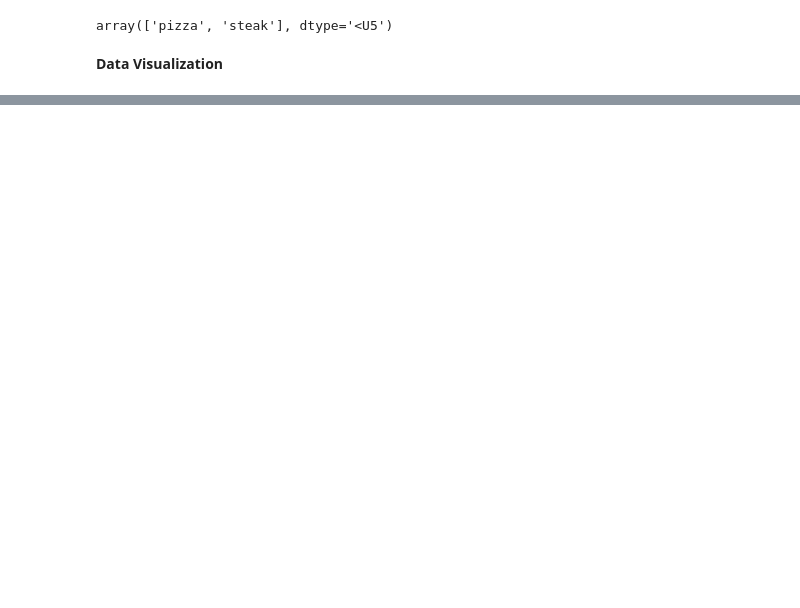
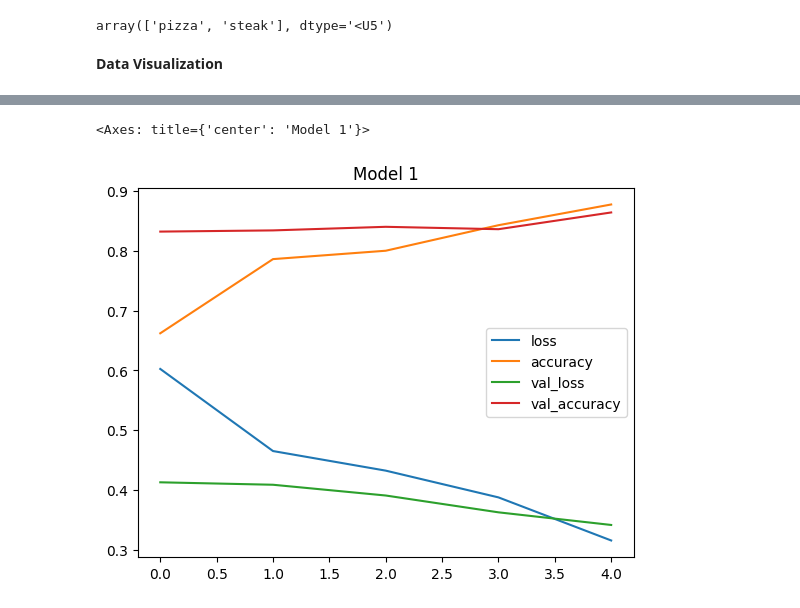
Before and after one commit to 5h4rrk/dl-experiments, a Jupyter notebook: CNN_Tensorflow.ipynb, the cells around one changed output, grey strips where cells are left out. Saved outputs shown, nothing was run; the diff lists cells and outputs as text; code cells hidden in the pictures; blank space fills up the shorter version.

Commit message:
Added Binary Classification

```diff
--- a/CNN_Tensorflow.ipynb
+++ b/CNN_Tensorflow.ipynb
@@ -91,0 +129,3 @@ viewData(path1 = "pizza_steak/train/pizza", path2 = "pizza_steak/train/steak")
+# %%
+train_path = "pizza_steak/train"
+test_path = "pizza_steak/test"
@@ -91,0 +155,37 @@ viewData(path1 = "pizza_steak/train/pizza", path2 = "pizza_steak/train/steak")
+# %%
+tf.random.set_seed(42)
+
+model1 = Sequential([
+    Conv2D(filters=10,
+           kernel_size=(3,3),
+           activation="relu",
+           input_shape=(224,224,3)),
+    Conv2D(filters=10,
+           kernel_size=(3,3),
+           activation="relu"), # No need to mention the shape (if you want then 224-2, 224-2,10)
+    MaxPool2D(pool_size=2,
+              padding="valid"), # Valid = no padding
+    Conv2D(filters=10,
+           kernel_size=(3,3),
+           activation="relu"),
+    Conv2D(filters=10,
+           kernel_size=3,
+           activation="relu"),
+    MaxPool2D(pool_size=(2,2),
+              padding="valid"), # Default
+  Flatten(),
+  Dense(1,activation="sigmoid")  # max(0,x)
+    ])
+
+
+model1.compile(loss="binary_crossentropy",
+               optimizer = tf.optimizers.Adam(),
+               metrics=["accuracy"])
+
+history1 =model1.fit(
+    train_data, # Normalized Data
+    epochs = 5,
+    steps_per_epoch = len(train_data),
+    validation_data = valid_data,
+    validation_steps=len(valid_data)
+)
@@ -91,0 +227,6 @@ viewData(path1 = "pizza_steak/train/pizza", path2 = "pizza_steak/train/steak")
+# %%
+import pandas as pd
+pd.DataFrame(history1.history).plot(title="Model 1")
+# %% [output]
+<Axes: title={'center': 'Model 1'}>
+[figure, added]
```
Also changed, not shown: parts of 33 cells of this notebook.
